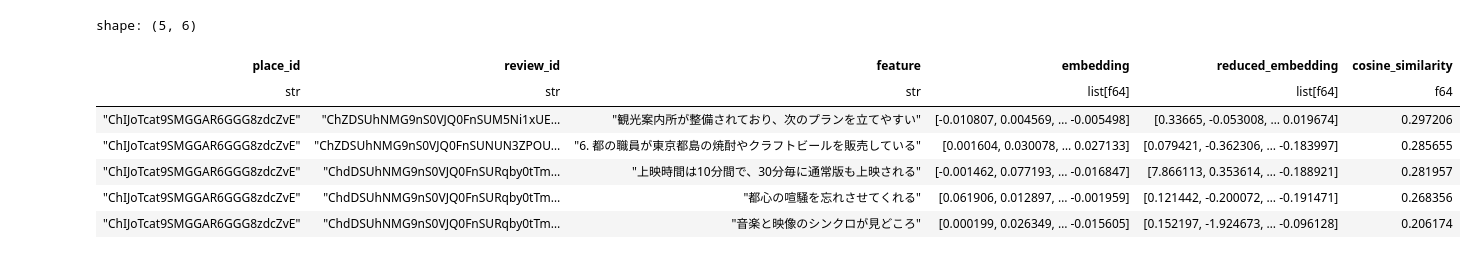
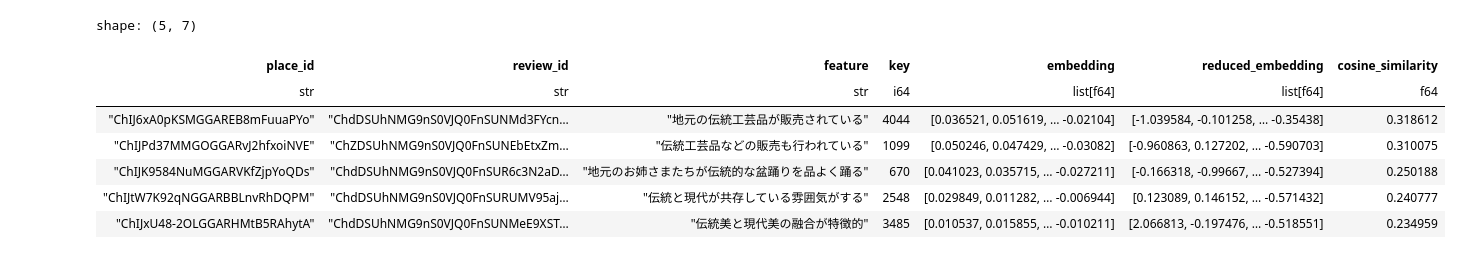
Before and after one commit to masaishi/ActiMap, a Jupyter notebook: exps/similarity.ipynb, the cells around one changed output. Cells and saved outputs as stored; diff of their text form; code cells hidden in the pictures.

```diff
--- a/exps/similarity.ipynb
+++ b/exps/similarity.ipynb
@@ -61,3 +84,0 @@ shape: (5, 5)
-# %%
-sorted_embeddings = get_similarity("子供が楽しめる場所。できれば歴史に触れられると嬉しい。", embeddings)
-sorted_embeddings.head(5)
@@ -91,22 +103,15 @@ embeddings = pl.read_json(json_file_path)
 embedding_matrix = np.array(embeddings["embedding"].to_list())
 
 # Perform PCA to reduce dimensionality
-pca = PCA(n_components=50)  # Adjust the number of components as needed
+pca = PCA(n_components=200)  # Adjust the number of components as needed
 reduced_embeddings = pca.fit_transform(embedding_matrix)
 
 # Replace the original embeddings in the DataFrame with the reduced embeddings
 embeddings = embeddings.with_columns(pl.Series("reduced_embedding", reduced_embeddings.tolist()))
 
-def get_similarity(text, embeddings, pca):
-    # Get the sample embedding
-    sample_embedding = (
-        client.embeddings.create(input=text, model="text-embedding-ada-002")
-        .data[0]
-        .embedding
-    )
-
+def get_comp_similarity(search_embedding, embeddings, pca):
     # Reduce the dimensionality of the sample embedding
-    reduced_sample_embedding = pca.transform([sample_embedding])[0]
+    reduced_sample_embedding = pca.transform([search_embedding])[0]
 
     # Compute cosine similarity for each reduced embedding
     embeddings = embeddings.with_columns(
@@ -149,40 +213,13 @@ shape: (5, 6)
-# %%
-import os
-import json
-import numpy as np
-import polars as pl
-from sklearn.decomposition import FastICA
-from sklearn.metrics.pairwise import cosine_similarity
-from dotenv import load_dotenv
-from openai import OpenAI
-
-# Load the .env file
-load_dotenv("../.env")
-client = OpenAI()
-
-json_file_path = "../data/inputs/embeddings.json"
-embeddings = pl.read_json(json_file_path)
-
-# Extract embeddings to a numpy array for ICA
-embedding_matrix = np.array(embeddings["embedding"].to_list())
-
-# Perform ICA to reduce dimensionality
-ica = FastICA(n_components=50)  # Adjust the number of components as needed
-reduced_embeddings = ica.fit_transform(embedding_matrix)
-
-# Replace the original embeddings in the DataFrame with the reduced embeddings
-embeddings = embeddings.with_columns(pl.Series("reduced_embedding", reduced_embeddings.tolist()))
 # %%
 # Example usage
-text = "外国人におすすめ"
-sorted_embeddings = get_similarity(text, embeddings, ica)
+sorted_embeddings = get_comp_similarity(search_embedding3, embeddings, ica)
 sorted_embeddings.head(5)
 # %% [output]
-shape: (5, 6)
+shape: (5, 7)
-| place_id | review_id | feature | embedding | reduced_embedding | cosine_similarity |
-| str | str | str | list[f64] | list[f64] | f64 |
-| "ChIJoTcat9SMGGAR6GGG8zdcZvE" | "ChZDSUhNMG9nS0VJQ0FnSUM5Ni1xUE… | "観光案内所が整備されており、次のプランを立てやすい" | [-0.010807, 0.004569, … -0.005498] | [0.33665, -0.053008, … 0.019674] | 0.297206 |
-| "ChIJoTcat9SMGGAR6GGG8zdcZvE" | "ChZDSUhNMG9nS0VJQ0FnSUNUN3ZPOU… | "6. 都の職員が東京都島の焼酎やクラフトビールを販売している" | [0.001604, 0.030078, … 0.027133] | [0.079421, -0.362306, … -0.183997] | 0.285655 |
-| "ChIJoTcat9SMGGAR6GGG8zdcZvE" | "ChdDSUhNMG9nS0VJQ0FnSURqby0tTm… | "上映時間は10分間で、30分毎に通常版も上映される" | [-0.001462, 0.077193, … -0.016847] | [7.866113, 0.353614, … -0.188921] | 0.281957 |
-| "ChIJoTcat9SMGGAR6GGG8zdcZvE" | "ChdDSUhNMG9nS0VJQ0FnSURqby0tTm… | "都心の喧騒を忘れさせてくれる" | [0.061906, 0.012897, … -0.001959] | [0.121442, -0.200072, … -0.191471] | 0.268356 |
-| "ChIJoTcat9SMGGAR6GGG8zdcZvE" | "ChdDSUhNMG9nS0VJQ0FnSURqby0tTm… | "音楽と映像のシンクロが見どころ" | [0.000199, 0.026349, … -0.015605] | [0.152197, -1.924673, … -0.096128] | 0.206174 |
+| place_id | review_id | feature | key | embedding | reduced_embedding | cosine_similarity |
+| str | str | str | i64 | list[f64] | list[f64] | f64 |
+| "ChIJ6xA0pKSMGGAREB8mFuuaPYo" | "ChdDSUhNMG9nS0VJQ0FnSUNMd3FYcn… | "地元の伝統工芸品が販売されている" | 4044 | [0.036521, 0.051619, … -0.02104] | [-1.039584, -0.101258, … -0.35438] | 0.318612 |
+| "ChIJPd37MMGOGGARvJ2hfxoiNVE" | "ChZDSUhNMG9nS0VJQ0FnSUNEbEtxZm… | "伝統工芸品などの販売も行われている" | 1099 | [0.050246, 0.047429, … -0.03082] | [-0.960863, 0.127202, … -0.590703] | 0.310075 |
+| "ChIJK9584NuMGGARVKfZjpYoQDs" | "ChdDSUhNMG9nS0VJQ0FnSUR6c3N2aD… | "地元のお姉さまたちが伝統的な盆踊りを品よく踊る" | 670 | [0.041023, 0.035715, … -0.027211] | [-0.166318, -0.99667, … -0.527394] | 0.250188 |
+| "ChIJtW7K92qNGGARBBLnvRhDQPM" | "ChdDSUhNMG9nS0VJQ0FnSURUMV95aj… | "伝統と現代が共存している雰囲気がする" | 2548 | [0.029849, 0.011282, … -0.006944] | [0.123089, 0.146152, … -0.571432] | 0.240777 |
+| "ChIJxU48-2OLGGARHMtB5RAhytA" | "ChdDSUhNMG9nS0VJQ0FnSUNMeE9XST… | "伝統美と現代美の融合が特徴的" | 3485 | [0.010537, 0.015855, … -0.010211] | [2.066813, -0.197476, … -0.518551] | 0.234959 |
```
Also changed, not shown: parts of 13 cells of this notebook.
